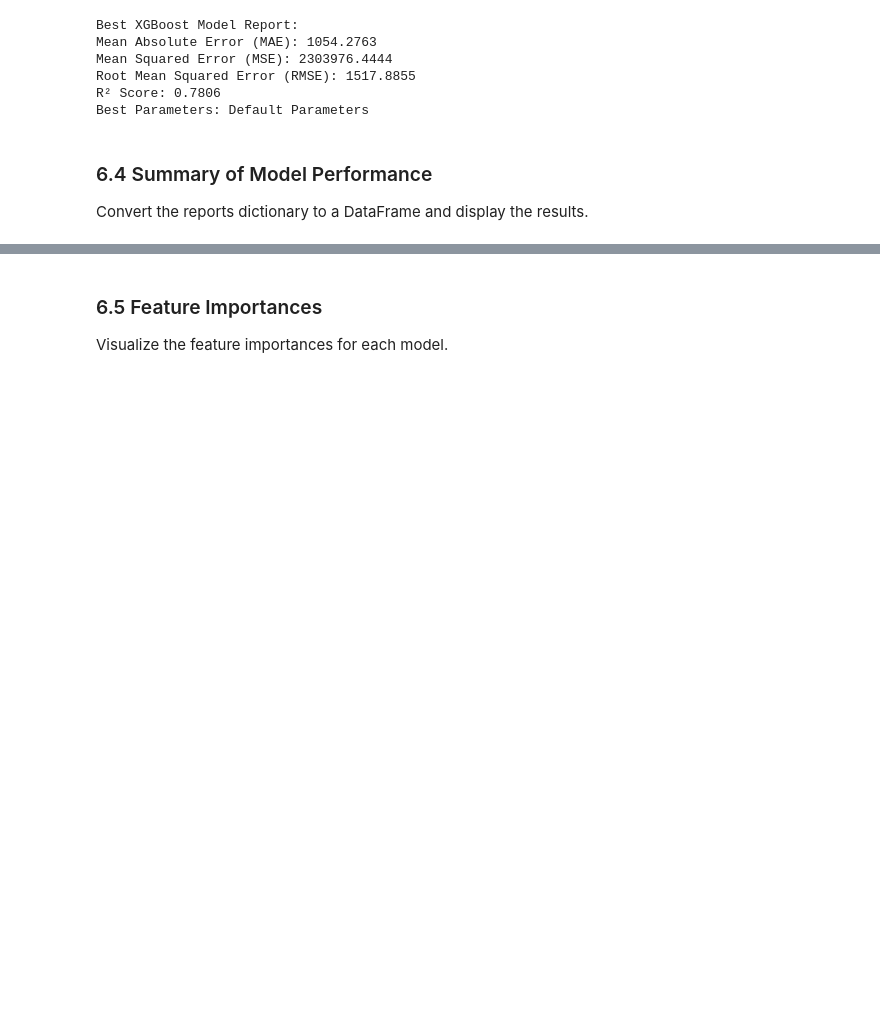
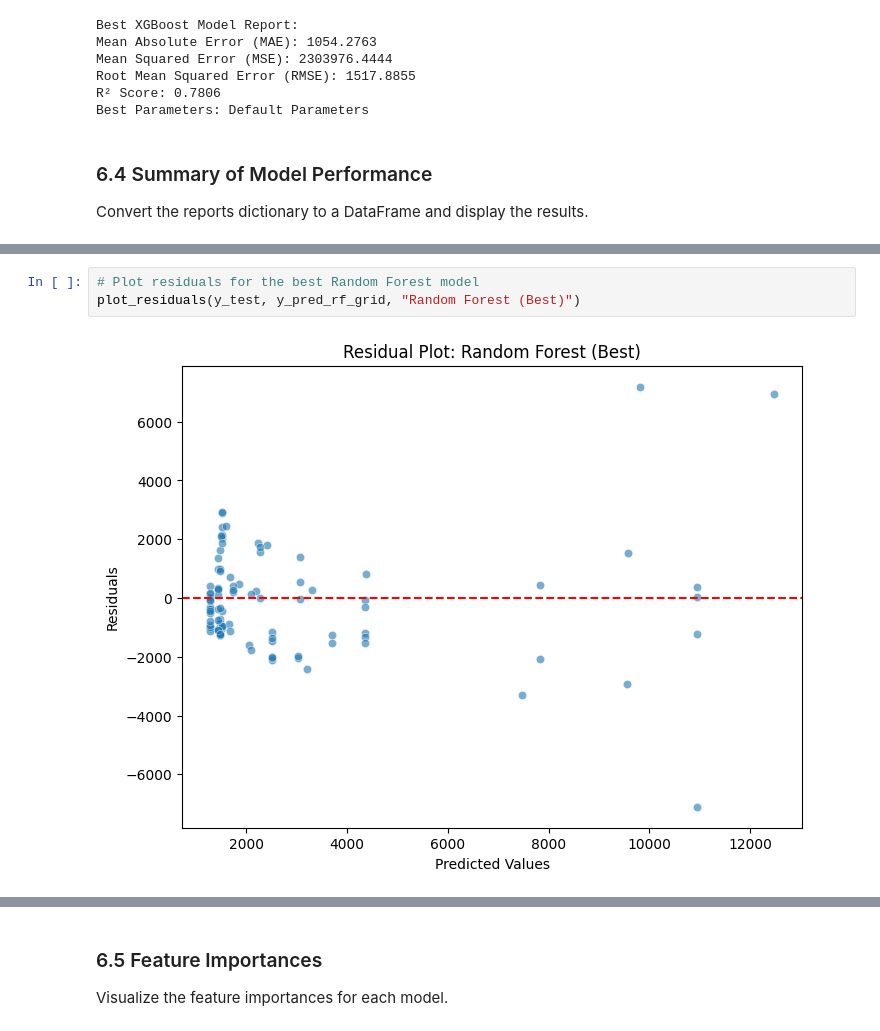
Before and after one commit to yorku-ease/DmML, a Jupyter notebook: db2_data_cleaning.ipynb, the cells around one changed output, grey strips where cells are left out. Cells and saved outputs as stored; diff of their text form; blank space fills up the shorter version.

```diff
--- a/db2_data_cleaning.ipynb
+++ b/db2_data_cleaning.ipynb
@@ -1312,0 +1363,5 @@ XGBoost (Grid Search)                                 1532.251434  0.776383
+# %%
+# Plot residuals for the best Random Forest model
+plot_residuals(y_test, y_pred_rf_grid, "Random Forest (Best)")
+# %% [output]
+[figure, added]
```
Also changed, not shown: parts of 31 cells of this notebook.
